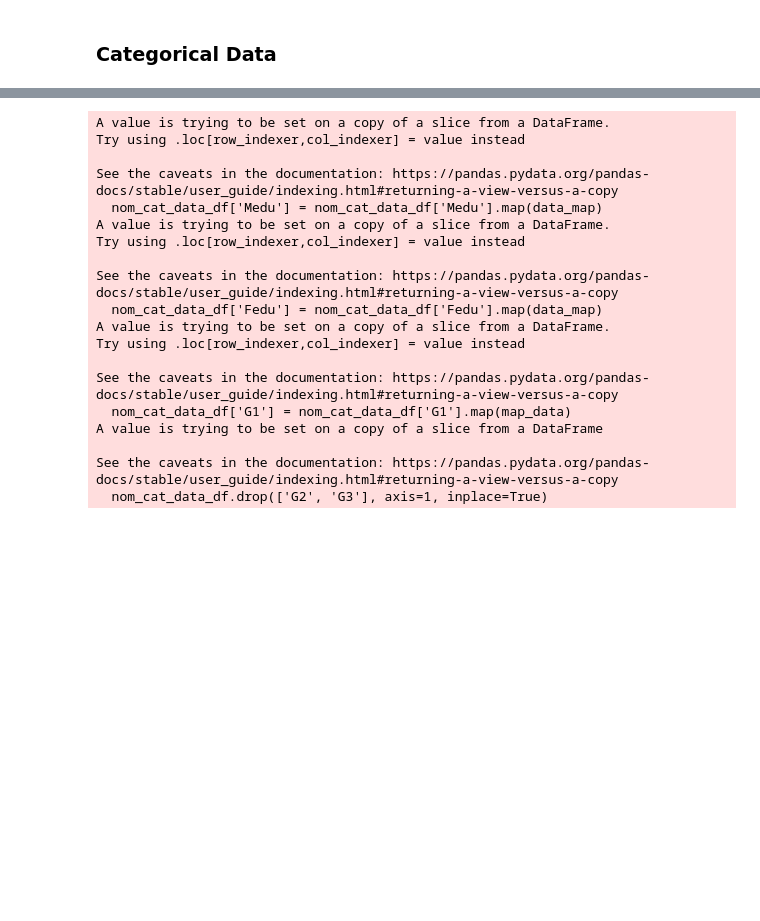
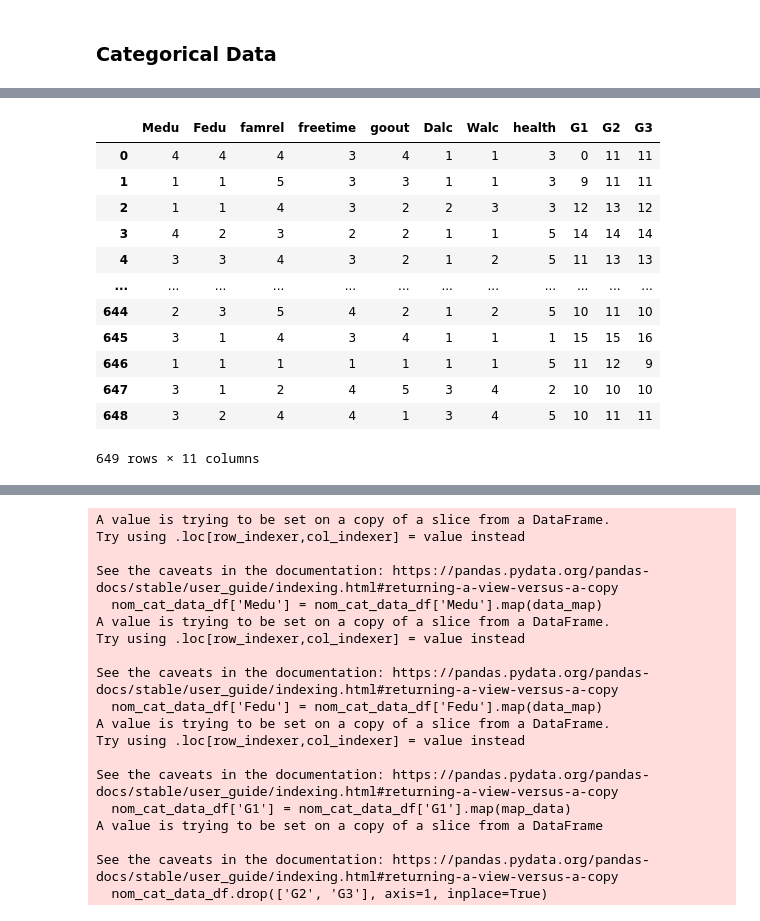
Before and after one commit to xinrose-lin/cs703-project, a Jupyter notebook: rose/student.ipynb, the cells around one changed output, grey strips where cells are left out. Saved outputs shown, nothing was run; the diff lists cells and outputs as text; code cells hidden in the pictures; blank space fills up the shorter version.

```diff
--- a/rose/student.ipynb
+++ b/rose/student.ipynb
@@ -116 +96,17 @@ Name: G1, Length: 649, dtype: int64
+# %%
+data[ord_cat_data]
+# %% [output]
+|  | Medu | Fedu | famrel | freetime | goout | Dalc | Walc | health | G1 | G2 | G3 |
+| 0 | 4 | 4 | 4 | 3 | 4 | 1 | 1 | 3 | 0 | 11 | 11 |
+| 1 | 1 | 1 | 5 | 3 | 3 | 1 | 1 | 3 | 9 | 11 | 11 |
+| 2 | 1 | 1 | 4 | 3 | 2 | 2 | 3 | 3 | 12 | 13 | 12 |
+| 3 | 4 | 2 | 3 | 2 | 2 | 1 | 1 | 5 | 14 | 14 | 14 |
+| 4 | 3 | 3 | 4 | 3 | 2 | 1 | 2 | 5 | 11 | 13 | 13 |
+| ... | ... | ... | ... | ... | ... | ... | ... | ... | ... | ... | ... |
+| 644 | 2 | 3 | 5 | 4 | 2 | 1 | 2 | 5 | 10 | 11 | 10 |
+| 645 | 3 | 1 | 4 | 3 | 4 | 1 | 1 | 1 | 15 | 15 | 16 |
+| 646 | 1 | 1 | 1 | 1 | 1 | 1 | 1 | 5 | 11 | 12 | 9 |
+| 647 | 3 | 1 | 2 | 4 | 5 | 3 | 4 | 2 | 10 | 10 | 10 |
+| 648 | 3 | 2 | 4 | 4 | 1 | 3 | 4 | 5 | 10 | 11 | 11 |
+649 rows × 11 columns
 # %%
```
Also changed, not shown: parts of 19 cells of this notebook, 4 other files.
